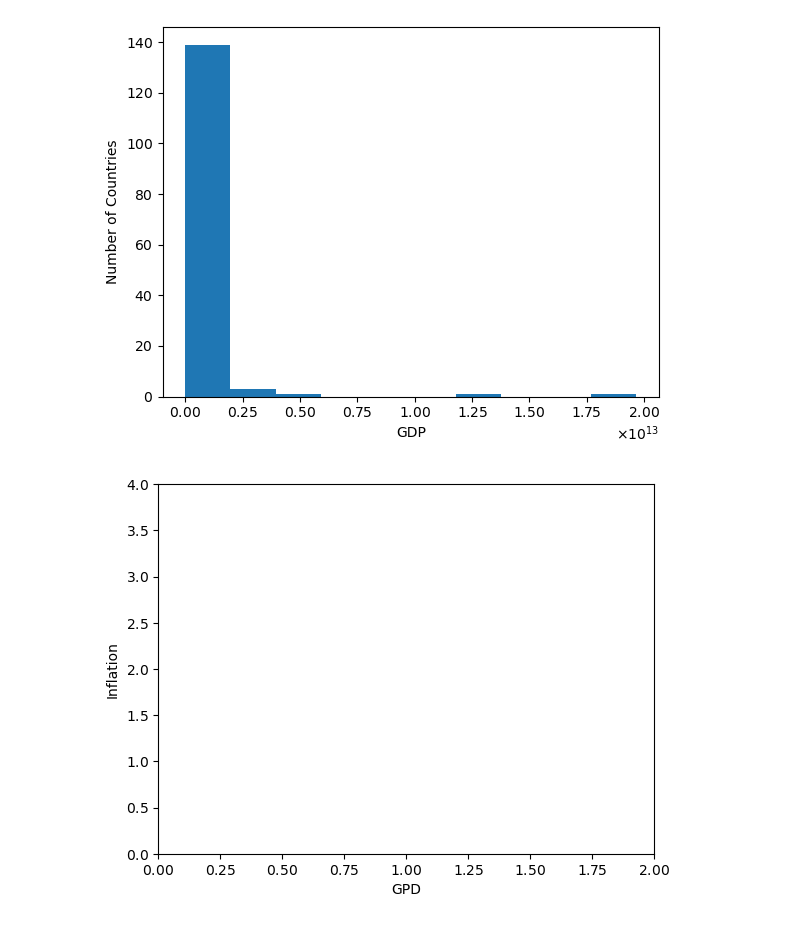
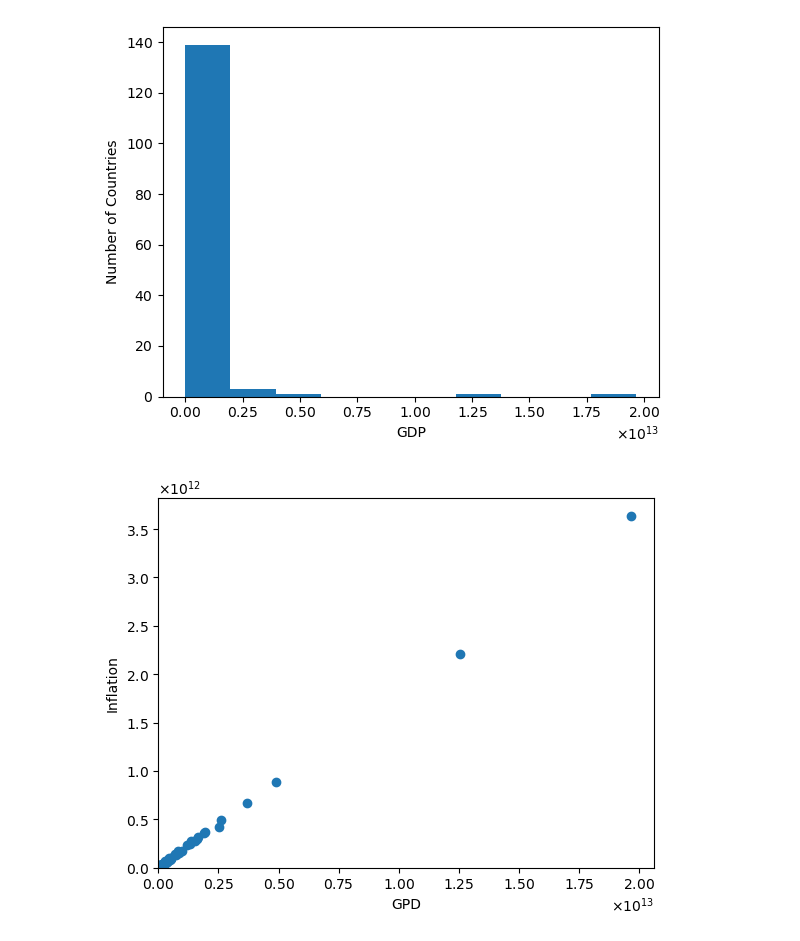
Before and after one commit to ashumskyy/data-dynamos-project-1, a Jupyter notebook: Cleaning Data_summary statistics_graphs.ipynb, the cells around one changed output. Saved outputs shown, nothing was run; the diff lists cells and outputs as text; code cells hidden in the pictures.

```diff
--- a/Cleaning Data_summary statistics_graphs.ipynb
+++ b/Cleaning Data_summary statistics_graphs.ipynb
@@ -503,13 +505,13 @@ Name: GdpMean, Length: 145, dtype: float64
 # %%
 plt.scatter(combined_df2.iloc[:,3],combined_df2.iloc[:,4])
 plt.xlabel('GPD')
 plt.ylabel('Inflation')
 plt.ticklabel_format(useMathText=True)
-plt.xlim(0,2)
-plt.ylim(0,4)
+plt.xlim(0)
+plt.ylim(0)
 plt.show()
 # %% [output]
-[figure, old version]
+[figure, new version]
 # %%
 def plotLinearRegression(xdata,ydata,xlbl,ylbl,lblpos,ifig):
     (slope, intercept, rvalue, pvalue, stderr) = linregress(xdata, ydata)
```
Also changed, not shown: parts of 5 cells of this notebook, 4 other files.
